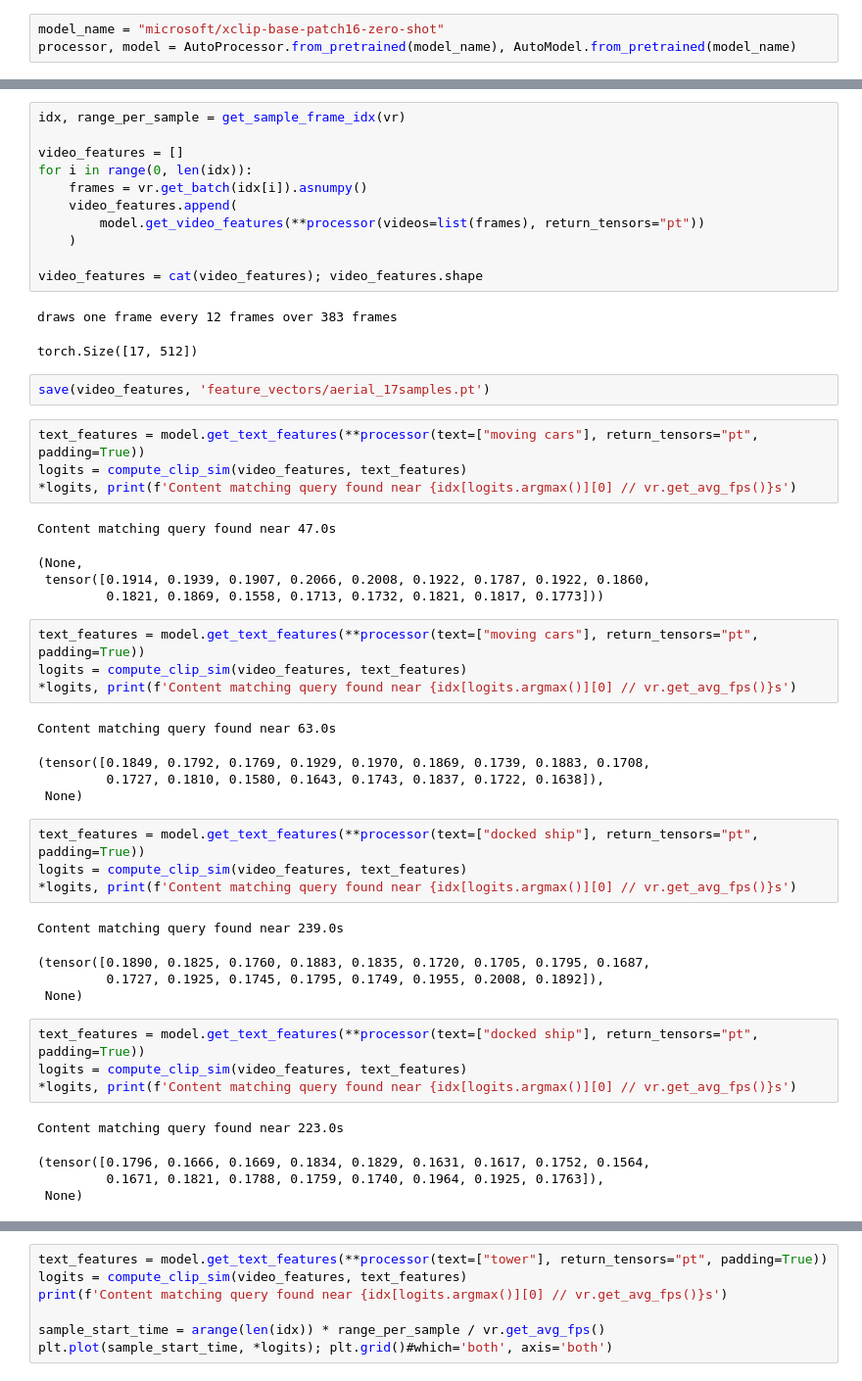
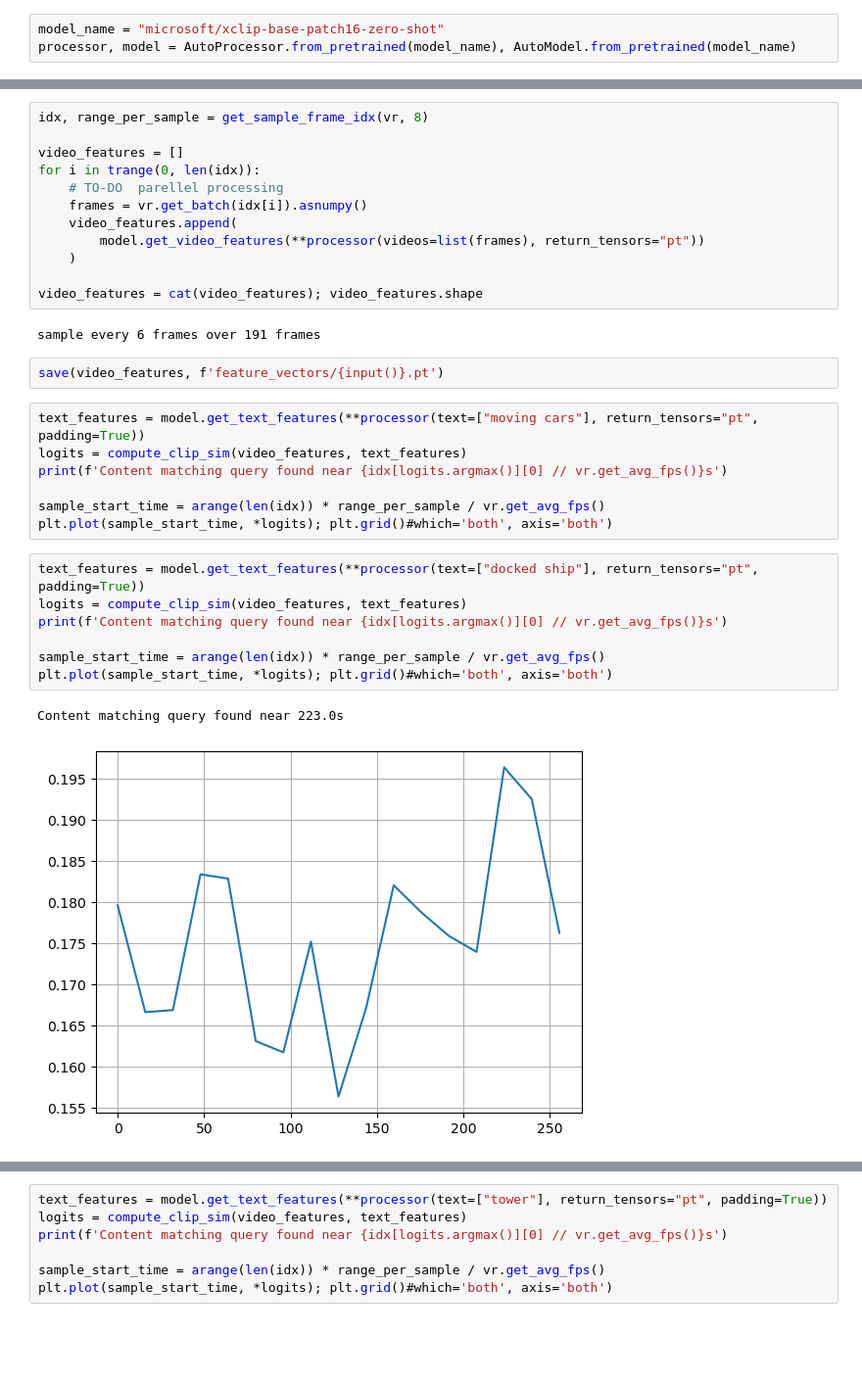
Before and after one commit to wujameszj/video_search_demo, a Jupyter notebook: xclip_search_one_video.ipynb, the cells around one changed output, grey strips where cells are left out. Shown at 98% size. Cells and saved outputs as stored; diff of their text form; blank space fills up the shorter version.

```diff
--- a/xclip_search_one_video.ipynb
+++ b/xclip_search_one_video.ipynb
@@ -27,10 +28,11 @@ HTML(f'<video controls> <source src="{filename}" type="video/mp4"> </video>')
 6570 total frames
 [interactive output not drawn]
 # %%
-idx, range_per_sample = get_sample_frame_idx(vr)
+idx, range_per_sample = get_sample_frame_idx(vr, 8)
 
 video_features = []
-for i in range(0, len(idx)):
+for i in trange(0, len(idx)):
+    # TO-DO  parellel processing
     frames = vr.get_batch(idx[i]).asnumpy()
     video_features.append(
         model.get_video_features(**processor(videos=list(frames), return_tensors="pt"))
@@ -38,43 +40,23 @@ for i in range(0, len(idx)):
 
 video_features = cat(video_features); video_features.shape
 # %% [output]
-draws one frame every 12 frames over 383 frames
+sample every 6 frames over 191 frames
-torch.Size([17, 512])
 # %%
-save(video_features, 'feature_vectors/aerial_17samples.pt')
+save(video_features, f'feature_vectors/{input()}.pt')
-# %%
-text_features = model.get_text_features(**processor(text=["moving cars"], return_tensors="pt", padding=True))
-logits = compute_clip_sim(video_features, text_features)
-*logits, print(f'Content matching query found near {idx[logits.argmax()][0] // vr.get_avg_fps()}s')
-# %% [output]
-Content matching query found near 47.0s
-(None,
- tensor([0.1914, 0.1939, 0.1907, 0.2066, 0.2008, 0.1922, 0.1787, 0.1922, 0.1860,
-         0.1821, 0.1869, 0.1558, 0.1713, 0.1732, 0.1821, 0.1817, 0.1773]))
 # %%
 text_features = model.get_text_features(**processor(text=["moving cars"], return_tensors="pt", padding=True))
 logits = compute_clip_sim(video_features, text_features)
-*logits, print(f'Content matching query found near {idx[logits.argmax()][0] // vr.get_avg_fps()}s')
+print(f'Content matching query found near {idx[logits.argmax()][0] // vr.get_avg_fps()}s')
+
+sample_start_time = arange(len(idx)) * range_per_sample / vr.get_avg_fps()
+plt.plot(sample_start_time, *logits); plt.grid()#which='both', axis='both')
-# %% [output]
-Content matching query found near 63.0s
-(tensor([0.1849, 0.1792, 0.1769, 0.1929, 0.1970, 0.1869, 0.1739, 0.1883, 0.1708,
-         0.1727, 0.1810, 0.1580, 0.1643, 0.1743, 0.1837, 0.1722, 0.1638]),
- None)
-# %%
-text_features = model.get_text_features(**processor(text=["docked ship"], return_tensors="pt", padding=True))
-logits = compute_clip_sim(video_features, text_features)
-*logits, print(f'Content matching query found near {idx[logits.argmax()][0] // vr.get_avg_fps()}s')
-# %% [output]
-Content matching query found near 239.0s
-(tensor([0.1890, 0.1825, 0.1760, 0.1883, 0.1835, 0.1720, 0.1705, 0.1795, 0.1687,
-         0.1727, 0.1925, 0.1745, 0.1795, 0.1749, 0.1955, 0.2008, 0.1892]),
- None)
 # %%
 text_features = model.get_text_features(**processor(text=["docked ship"], return_tensors="pt", padding=True))
 logits = compute_clip_sim(video_features, text_features)
-*logits, print(f'Content matching query found near {idx[logits.argmax()][0] // vr.get_avg_fps()}s')
+print(f'Content matching query found near {idx[logits.argmax()][0] // vr.get_avg_fps()}s')
+
+sample_start_time = arange(len(idx)) * range_per_sample / vr.get_avg_fps()
+plt.plot(sample_start_time, *logits); plt.grid()#which='both', axis='both')
 # %% [output]
 Content matching query found near 223.0s
-(tensor([0.1796, 0.1666, 0.1669, 0.1834, 0.1829, 0.1631, 0.1617, 0.1752, 0.1564,
-         0.1671, 0.1821, 0.1788, 0.1759, 0.1740, 0.1964, 0.1925, 0.1763]),
- None)
+[figure, added]
```
Also changed, not shown: parts of 2 cells of this notebook, 1 other file.
